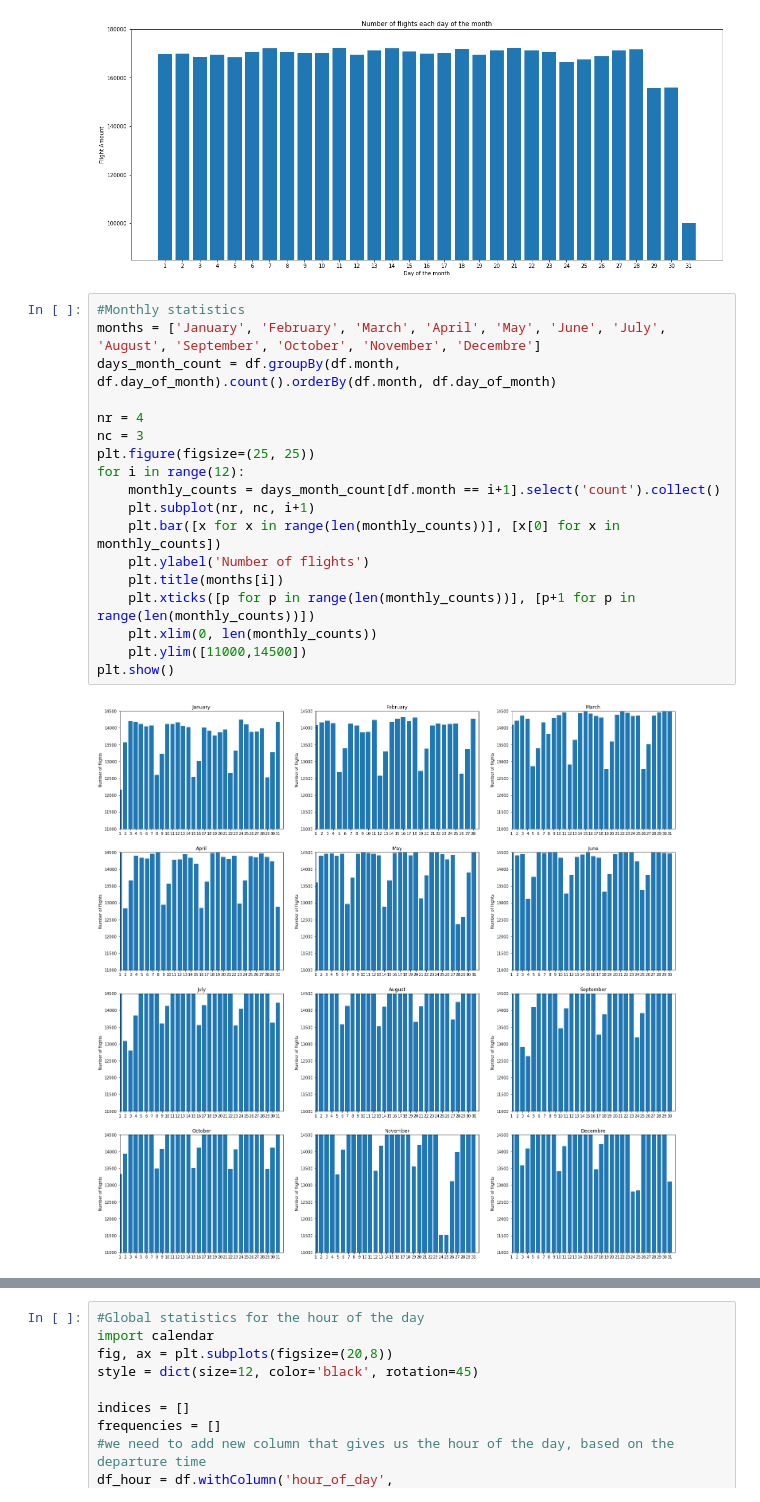
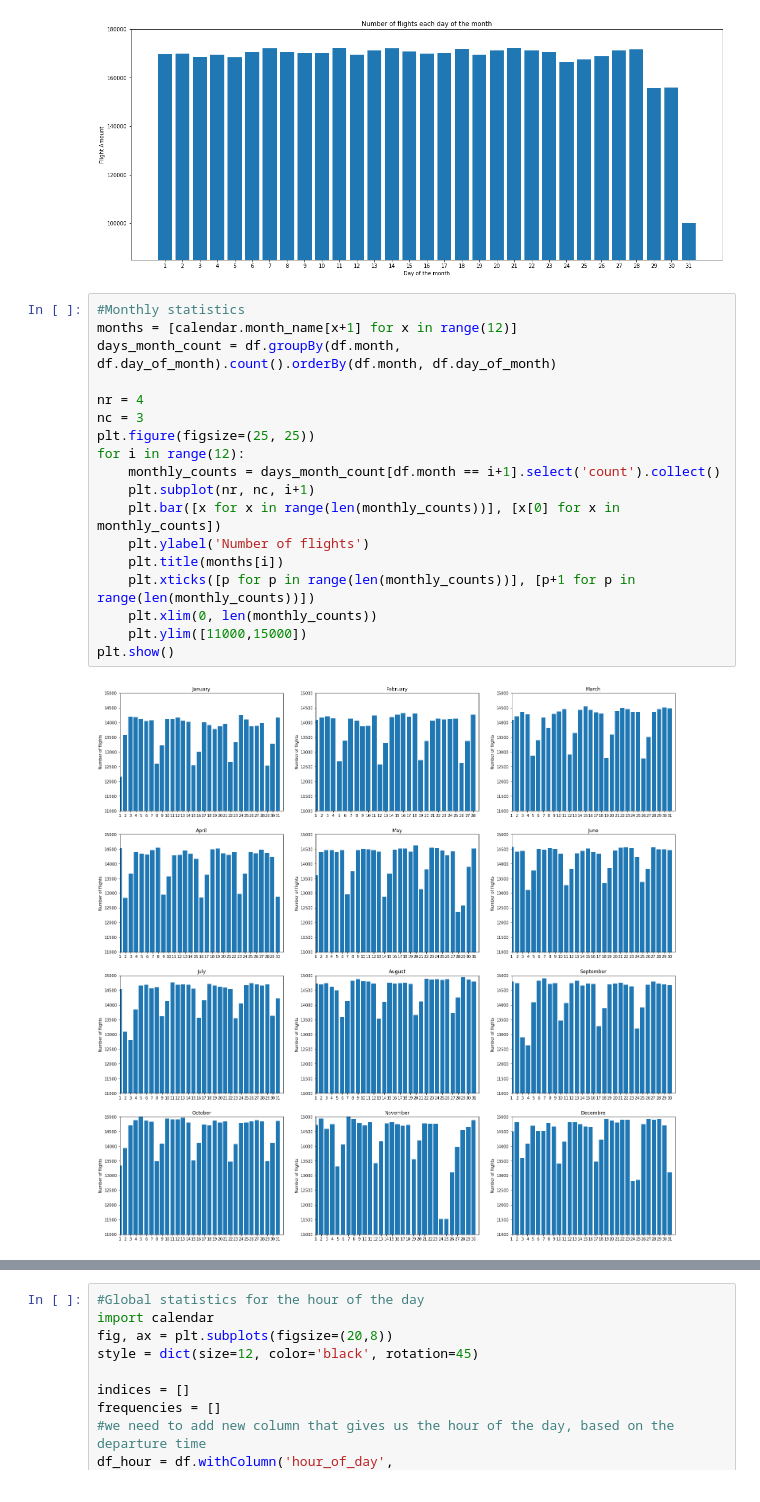
Before and after one commit to koksalb/EURECOM-Clouds, a Jupyter notebook: SparkSQL-master/SPARSQL.ipynb, the cells around one changed output, grey strips where cells are left out. Saved outputs shown, nothing was run; the diff lists cells and outputs as text.

```diff
--- a/SparkSQL-master/SPARSQL.ipynb
+++ b/SparkSQL-master/SPARSQL.ipynb
@@ -762,21 +759,21 @@ plt.show()
 [figure]
 # %%
 #Monthly statistics
-months = ['January', 'February', 'March', 'April', 'May', 'June', 'July', 'August', 'September', 'October', 'November', 'Decembre']
+months = [calendar.month_name[x+1] for x in range(12)]
 days_month_count = df.groupBy(df.month, df.day_of_month).count().orderBy(df.month, df.day_of_month)
 
 nr = 4
 nc = 3
 plt.figure(figsize=(25, 25))
 for i in range(12):
     monthly_counts = days_month_count[df.month == i+1].select('count').collect()
     plt.subplot(nr, nc, i+1)
     plt.bar([x for x in range(len(monthly_counts))], [x[0] for x in monthly_counts])
     plt.ylabel('Number of flights')
     plt.title(months[i])
     plt.xticks([p for p in range(len(monthly_counts))], [p+1 for p in range(len(monthly_counts))])
     plt.xlim(0, len(monthly_counts))
-    plt.ylim([11000,14500])
+    plt.ylim([11000,15000])
 plt.show()
 # %% [output]
-[figure, old version]
+[figure, new version]
```
Also changed, not shown: parts of 21 cells of this notebook.
